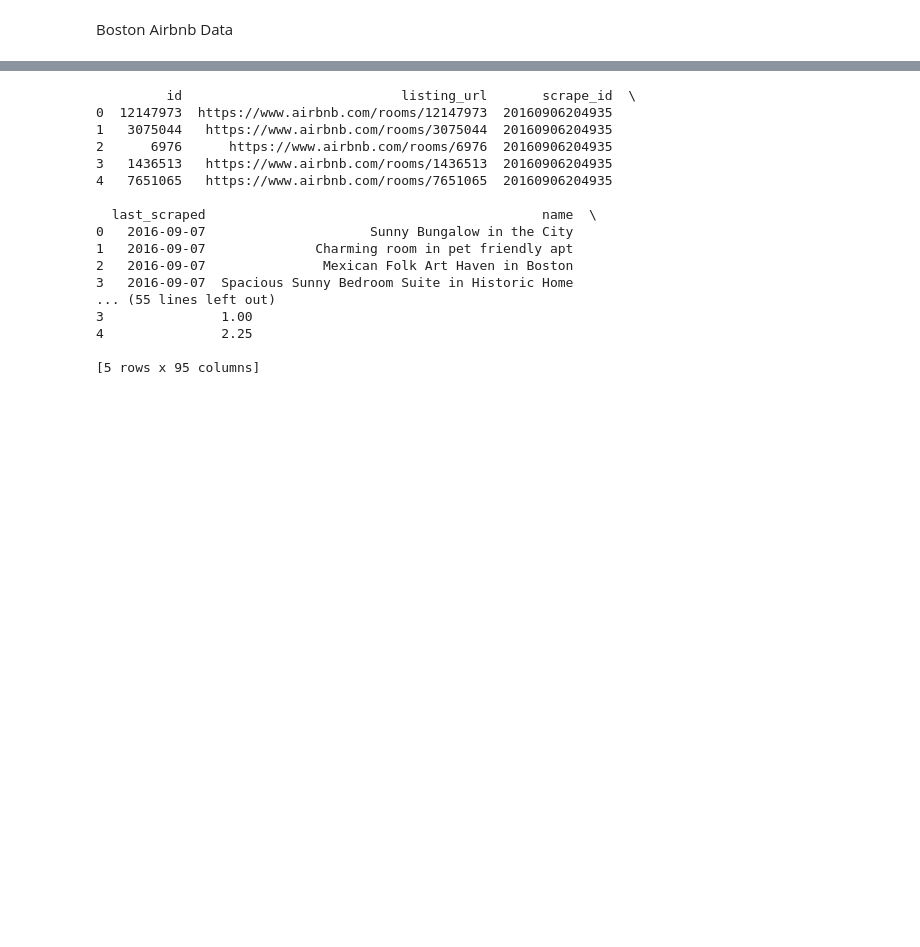
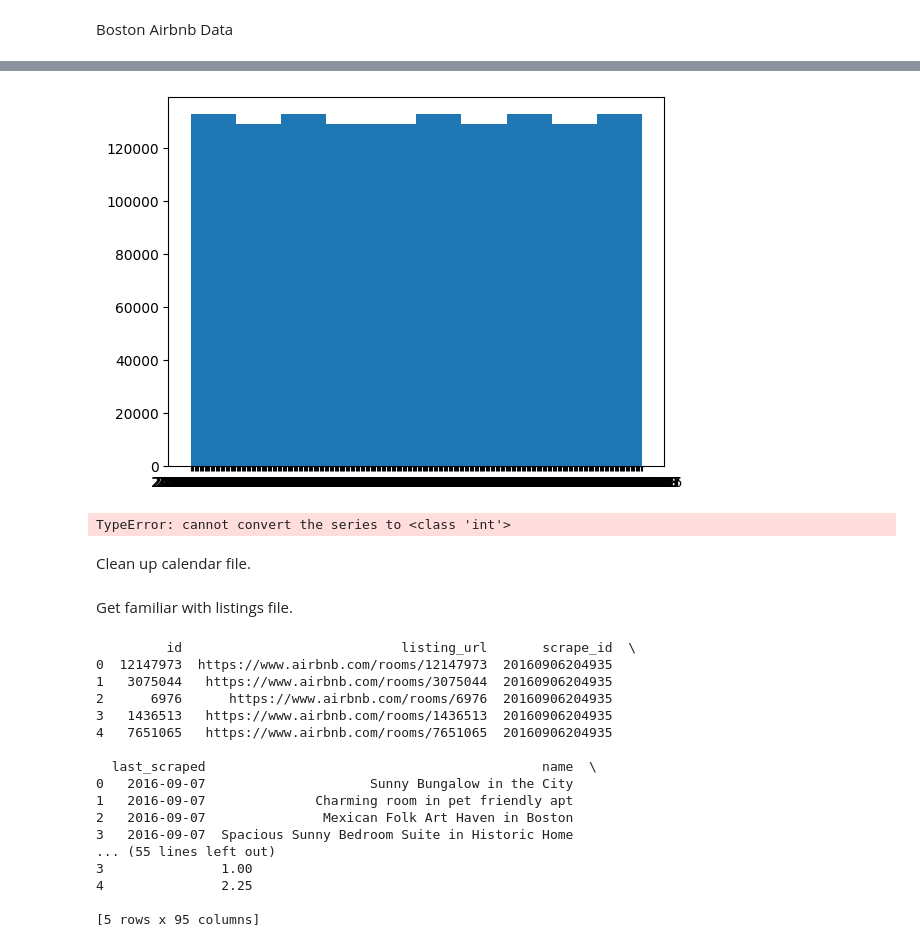
Before and after one commit to ewood242/Project_1_Data-Science-Blog, a Jupyter notebook: Project_1_Writing a Data Scientist Blog Post.ipynb, the cells around one changed output, grey strips where cells are left out. Cells and saved outputs as stored; diff of their text form; code cells hidden in the pictures; blank space fills up the shorter version.

```diff
--- a/Project_1_Writing a Data Scientist Blog Post.ipynb
+++ b/Project_1_Writing a Data Scientist Blog Post.ipynb
@@ -44,0 +93,10 @@ calendar.describe(include='all')
+# %%
+plt.hist(calendar['date']);
+# %% [output]
+[figure, added]
+# %%
+plt.hist(int(calendar['price']));
+# %% [output]
+TypeError: cannot convert the series to <class 'int'>
+# %% [markdown]
+Clean up calendar file.
@@ -45,3 +105,5 @@ calendar.describe(include='all')
+# %% [markdown]
+Get familiar with listings file.
 # %%
 listings_path = r"C:\Users\emma1\Project_1_Data-Science-Blog\Boston Airbnb Open Data\listings.csv"
 listings = pd.read_csv(listings_path)
```
Also changed, not shown: parts of 12 cells of this notebook.
